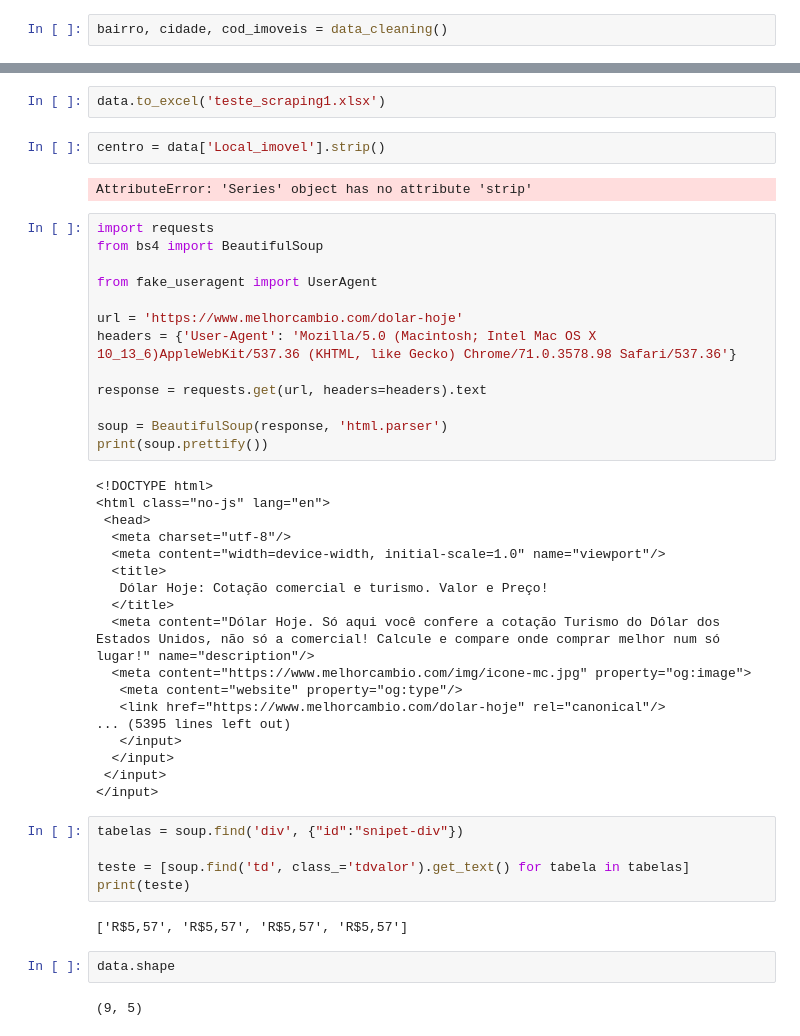
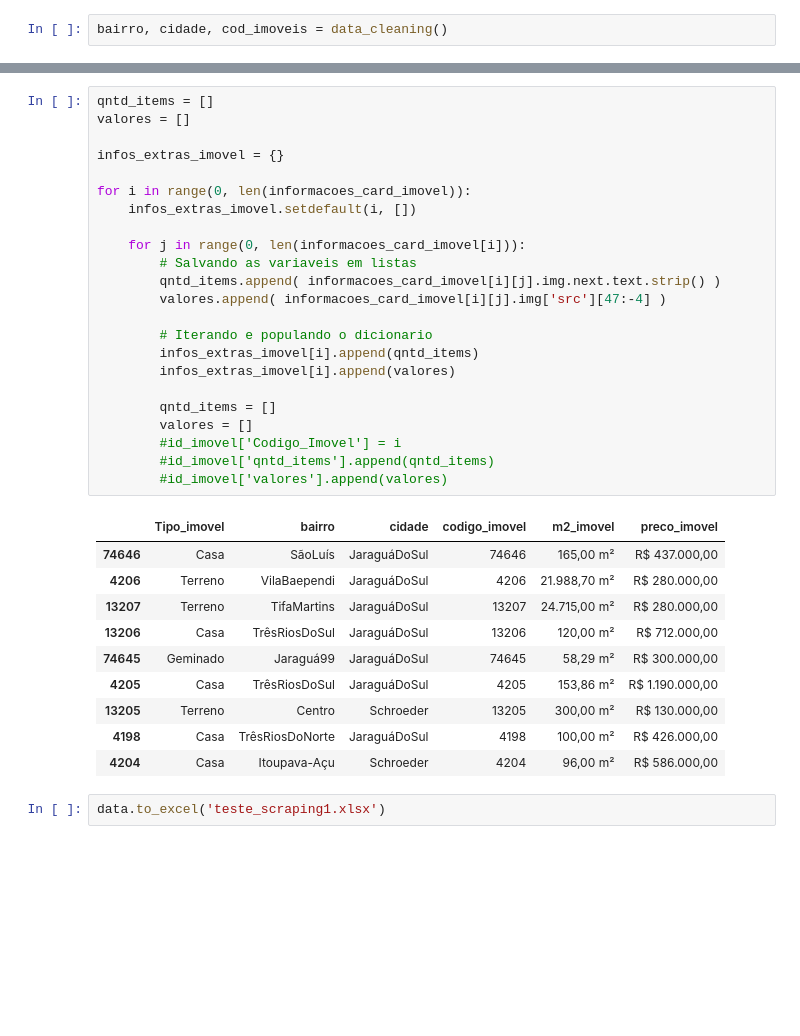
Before and after one commit to carlosal249/itaivan_scrapper, a Jupyter notebook: itaivan_scraper.ipynb, the cells around one changed output, grey strips where cells are left out. Saved outputs shown, nothing was run; the diff lists cells and outputs as text; blank space fills up the shorter version.

```diff
--- a/itaivan_scraper.ipynb
+++ b/itaivan_scraper.ipynb
@@ -109,48 +326,36 @@ data.head()
+# %%
+qntd_items = []
+valores = []
+
+infos_extras_imovel = {}
+
+for i in range(0, len(informacoes_card_imovel)):
+    infos_extras_imovel.setdefault(i, [])
+
+    for j in range(0, len(informacoes_card_imovel[i])):
+        # Salvando as variaveis em listas
+        qntd_items.append( informacoes_card_imovel[i][j].img.next.text.strip() )
+        valores.append( informacoes_card_imovel[i][j].img['src'][47:-4] )
+
+        # Iterando e populando o dicionario
+        infos_extras_imovel[i].append(qntd_items)
+        infos_extras_imovel[i].append(valores)
+
+        qntd_items = []
+        valores = []
+        #id_imovel['Codigo_Imovel'] = i
+        #id_imovel['qntd_items'].append(qntd_items)
+        #id_imovel['valores'].append(valores)
+# %% [output]
+|  | Tipo_imovel | bairro | cidade | codigo_imovel | m2_imovel | preco_imovel |
+| 74646 | Casa | SãoLuís | JaraguáDoSul | 74646 | 165,00 m² | R$ 437.000,00 |
+| 4206 | Terreno | VilaBaependi | JaraguáDoSul | 4206 | 21.988,70 m² | R$ 280.000,00 |
+| 13207 | Terreno | TifaMartins | JaraguáDoSul | 13207 | 24.715,00 m² | R$ 280.000,00 |
+| 13206 | Casa | TrêsRiosDoSul | JaraguáDoSul | 13206 | 120,00 m² | R$ 712.000,00 |
+| 74645 | Geminado | Jaraguá99 | JaraguáDoSul | 74645 | 58,29 m² | R$ 300.000,00 |
+| 4205 | Casa | TrêsRiosDoSul | JaraguáDoSul | 4205 | 153,86 m² | R$ 1.190.000,00 |
+| 13205 | Terreno | Centro | Schroeder | 13205 | 300,00 m² | R$ 130.000,00 |
+| 4198 | Casa | TrêsRiosDoNorte | JaraguáDoSul | 4198 | 100,00 m² | R$ 426.000,00 |
+| 4204 | Casa | Itoupava-Açu | Schroeder | 4204 | 96,00 m² | R$ 586.000,00 |
 # %%
 data.to_excel('teste_scraping1.xlsx')
-# %%
-centro = data['Local_imovel'].strip()
-# %% [output]
-AttributeError: 'Series' object has no attribute 'strip'
-# %%
-import requests
-from bs4 import BeautifulSoup
-
-from fake_useragent import UserAgent
-
-url = 'https://www.melhorcambio.com/dolar-hoje'
-headers = {'User-Agent': 'Mozilla/5.0 (Macintosh; Intel Mac OS X 10_13_6)AppleWebKit/537.36 (KHTML, like Gecko) Chrome/71.0.3578.98 Safari/537.36'}
-
-response = requests.get(url, headers=headers).text
-
-soup = BeautifulSoup(response, 'html.parser')
-print(soup.prettify())
-# %% [output]
-<!DOCTYPE html>
-<html class="no-js" lang="en">
- <head>
-  <meta charset="utf-8"/>
-  <meta content="width=device-width, initial-scale=1.0" name="viewport"/>
-  <title>
-   Dólar Hoje: Cotação comercial e turismo. Valor e Preço!
-  </title>
-  <meta content="Dólar Hoje. Só aqui você confere a cotação Turismo do Dólar dos Estados Unidos, não só a comercial! Calcule e compare onde comprar melhor num só lugar!" name="description"/>
-  <meta content="https://www.melhorcambio.com/img/icone-mc.jpg" property="og:image">
-   <meta content="website" property="og:type"/>
-   <link href="https://www.melhorcambio.com/dolar-hoje" rel="canonical"/>
-... (5395 lines left out)
-   </input>
-  </input>
- </input>
-</input>
-# %%
-tabelas = soup.find('div', {"id":"snipet-div"})
-
-teste = [soup.find('td', class_='tdvalor').get_text() for tabela in tabelas]
-print(teste)
-# %% [output]
-['R$5,57', 'R$5,57', 'R$5,57', 'R$5,57']
-# %%
-data.shape
-# %% [output]
-(9, 5)
```
Also changed, not shown: parts of 26 cells of this notebook.
